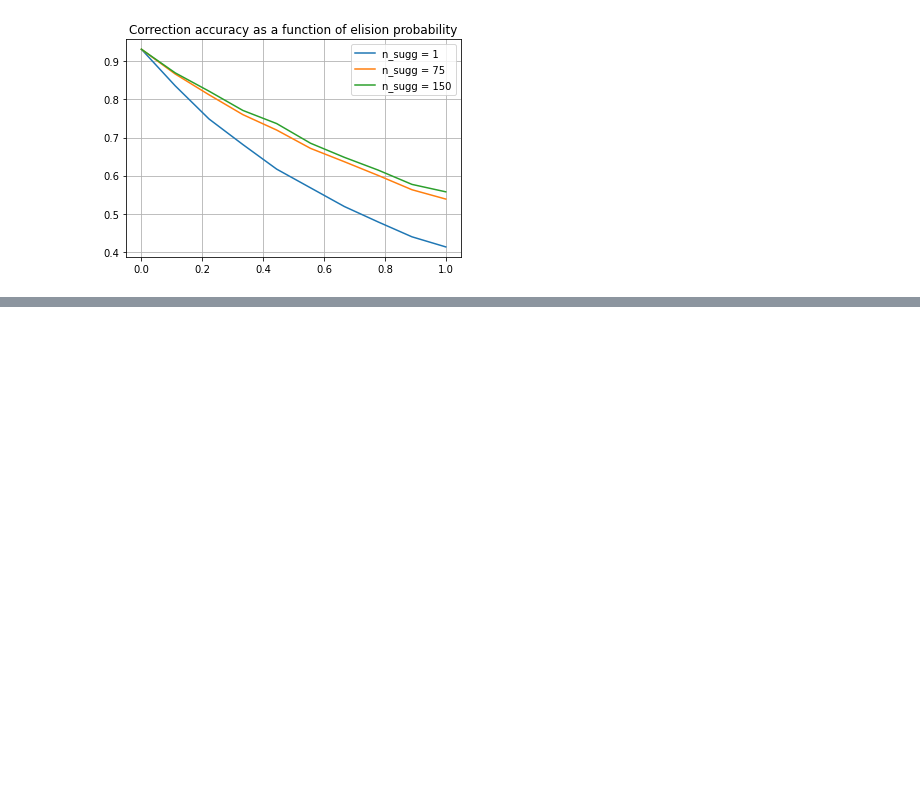
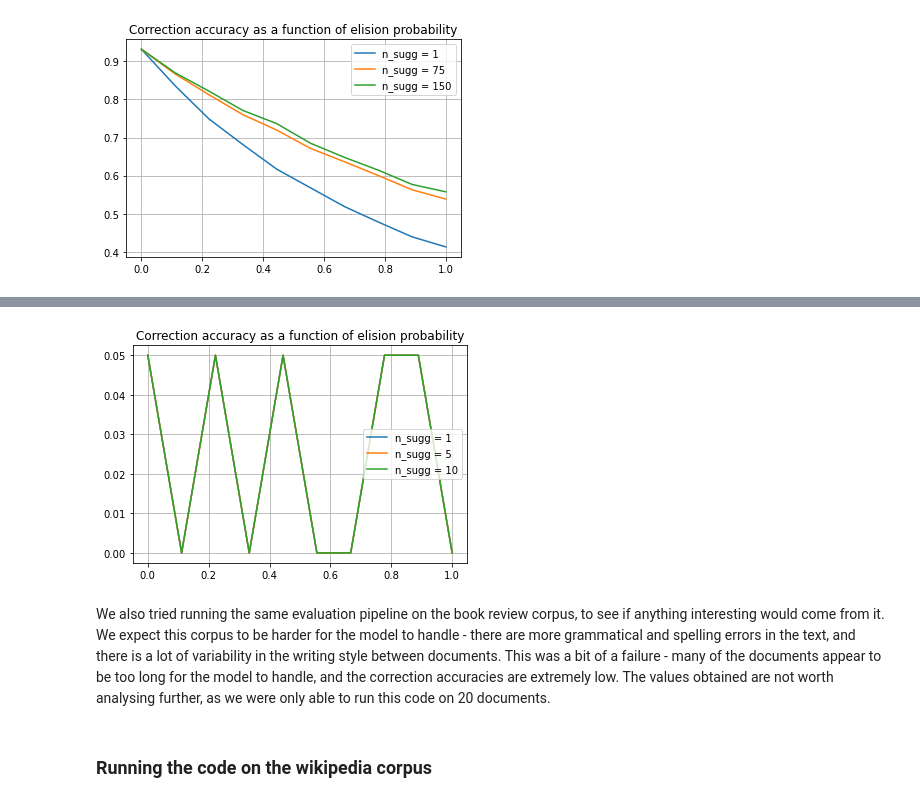
Before and after one commit to SaraNordin/NLP, a Jupyter notebook: Project5/FinalProject.ipynb, the cells around one changed output, grey strips where cells are left out. Saved outputs shown, nothing was run; the diff lists cells and outputs as text; code cells hidden in the pictures; blank space fills up the shorter version.

```diff
--- a/Project5/FinalProject.ipynb
+++ b/Project5/FinalProject.ipynb
@@ -823,5 +829,6 @@ The top suggestions from BERT tend to be quite generic. Quite a high number of c
 # %%
-def evaluation_pipeline(file, encoding, elisionArray, elision_probs, max_lines, ignore_list, suggestion_vec, verbose = True):
+def evaluation_pipeline(file, encoding, elisionArray, elision_probs, max_lines,
+                        ignore_list, suggestion_vec, tokenizer, model, verbose = True):
 
     """
     Pipeline for loading in data with different levels of elision probability, and applying the Bert model.
@@ -983,0 +913,12 @@ def remove_excl_entries(entries, count, excl_lines):
+# %%
+elision_probs = np.linspace(0, 1, 10)
+suggestion_vec = [1, 5, 10]
+
+corr_vec = evaluation_pipeline("books.txt", 'ISO-8859-1', elisionArray, elision_probs, max_lines = 20,
+                               ignore_list = ignore, suggestion_vec = suggestion_vec,
+                               tokenizer = tokenizer, model = model, verbose = False)
+
+step = len(suggestion_vec)
+corr_books_1 = corr_vec[::step]
+corr_books_2 = corr_vec[1::step]
+corr_books_3 = corr_vec[2::step]
@@ -983,0 +938,14 @@ def remove_excl_entries(entries, count, excl_lines):
+# %%
+plt.plot(elision_probs, corr_books_1, label = "n_sugg = " + str(suggestion_vec[0]))
+plt.plot(elision_probs, corr_books_2, label = "n_sugg = " + str(suggestion_vec[1]))
+plt.plot(elision_probs, corr_books_3, label = "n_sugg = " + str(suggestion_vec[2]))
+plt.title("Correction accuracy as a function of elision probability")
+plt.grid(True)
+plt.legend()
+plt.savefig('elision_prob_books.png')
+# %% [output]
+[figure, added]
+# %% [markdown]
+We also tried running the same evaluation pipeline on the book review corpus, to see if anything interesting would come from it. We expect this corpus to be harder for the model to handle - there are more grammatical and spelling errors in the text, and there is a lot of variability in the writing style between documents. This was a bit of a failure - many of the documents appear to be too long for the model to handle, and the correction accuracies are extremely low. The values obtained are not worth analysing further, as we were only able to run this code on 20 documents.
+# %% [markdown]
+### Running the code on the wikipedia corpus
```
Also changed, not shown: parts of 35 cells of this notebook, 2 other files.
